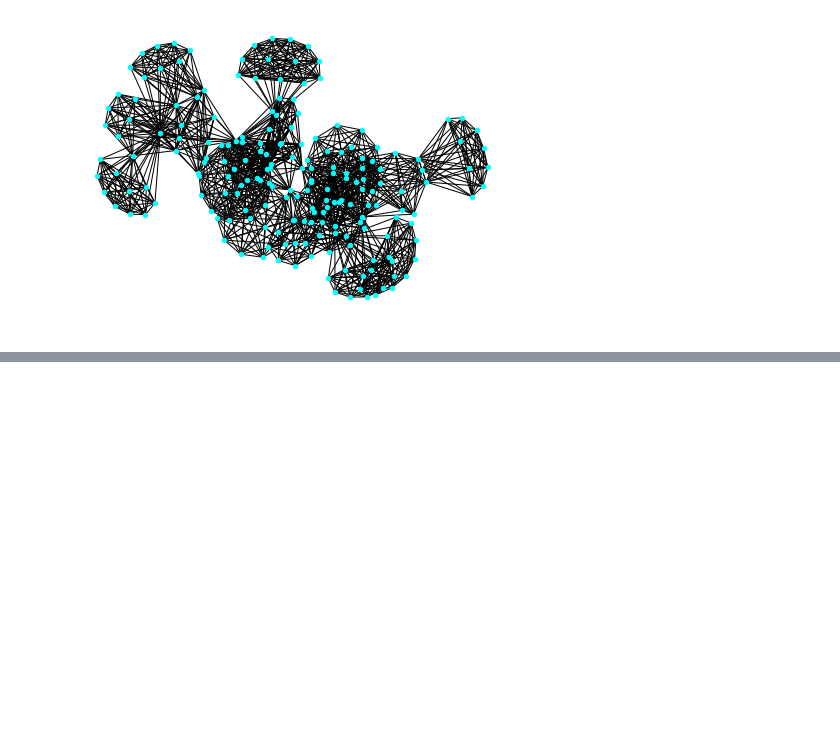
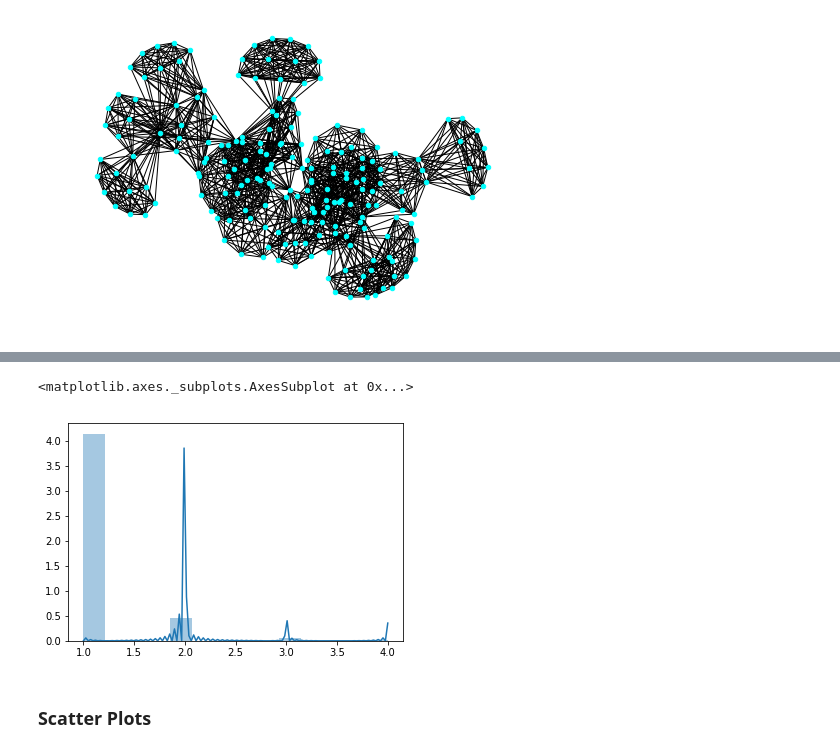
Before and after one commit to ironhack-datalabs/mad-oct-2018, a Jupyter notebook: module-3/lab-network-analysis/main.ipynb, the cells around one changed output, grey strips where cells are left out. Cells and saved outputs as stored; diff of their text form; code cells hidden in the pictures; blank space fills up the shorter version.

```diff
--- a/module-3/lab-network-analysis/main.ipynb
+++ b/module-3/lab-network-analysis/main.ipynb
@@ -321,0 +341,7 @@ nx.draw_networkx(G, pos=None, arrows=False, arrowsize=1, with_labels=False)
+# %%
+sns.distplot(basket_group)
+# %% [output]
+<matplotlib.axes._subplots.AxesSubplot at 0x...>
+[figure, added]
+# %% [markdown]
+### Scatter Plots
```
Also changed, not shown: parts of 7 cells of this notebook.
